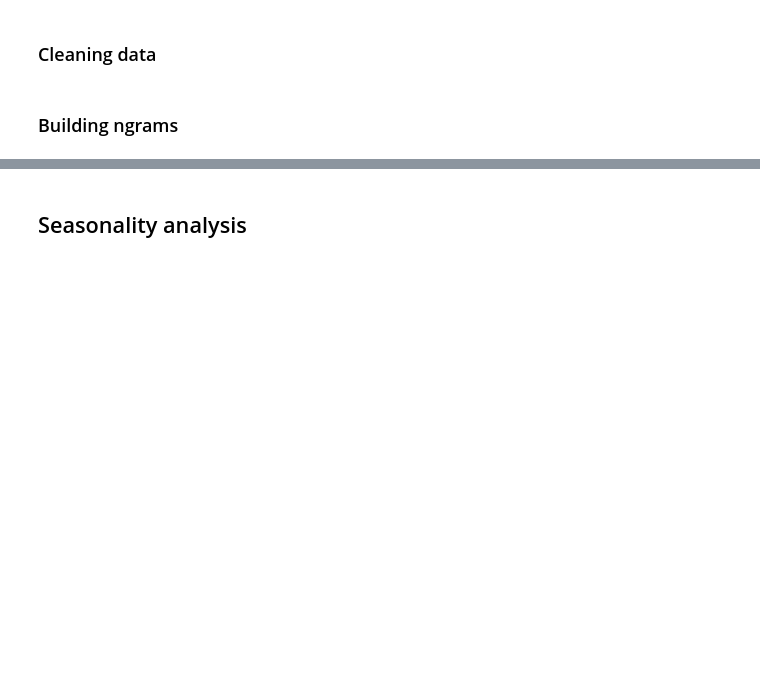
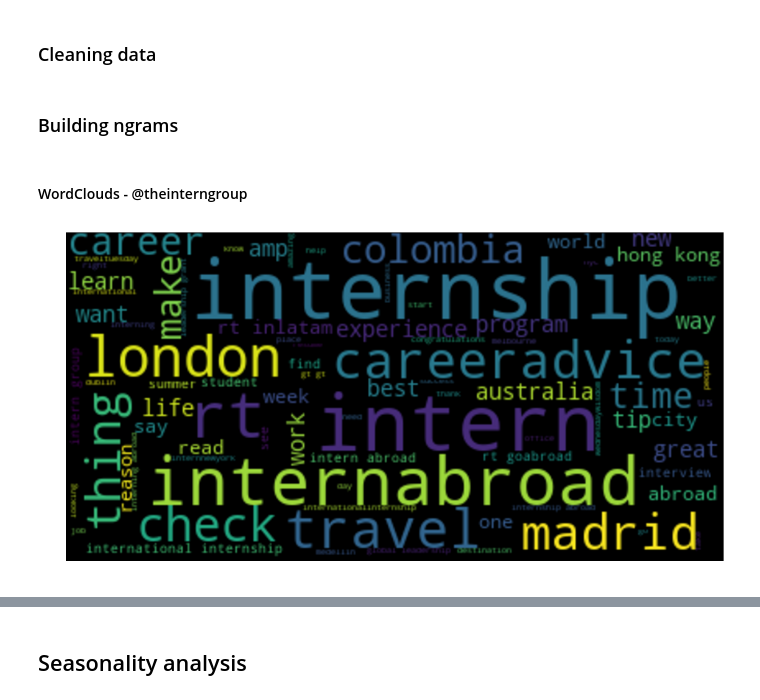
Before and after one commit to nvenegas-oliva/tig, a Jupyter notebook: EDA.ipynb, the cells around one changed output, grey strips where cells are left out. Saved outputs shown, nothing was run; the diff lists cells and outputs as text; code cells hidden in the pictures; blank space fills up the shorter version.

```diff
--- a/EDA.ipynb
+++ b/EDA.ipynb
@@ -368,3 +380,10 @@ def ngram_wordcloud(corpus, n):
     _ = plt.figure(figsize=(16, 12))
     _ = plt.imshow(wordcloud, interpolation='mitchell')
     _ = plt.axis('off')
+# %% [markdown]
+#### WordClouds - @theinterngroup
+# %%
+corpus=clean_data('theinterngroup', datasets)
+ngram_wordcloud(corpus, size=1)
+# %% [output]
+[figure, added]
```
Also changed, not shown: parts of 15 cells of this notebook.
